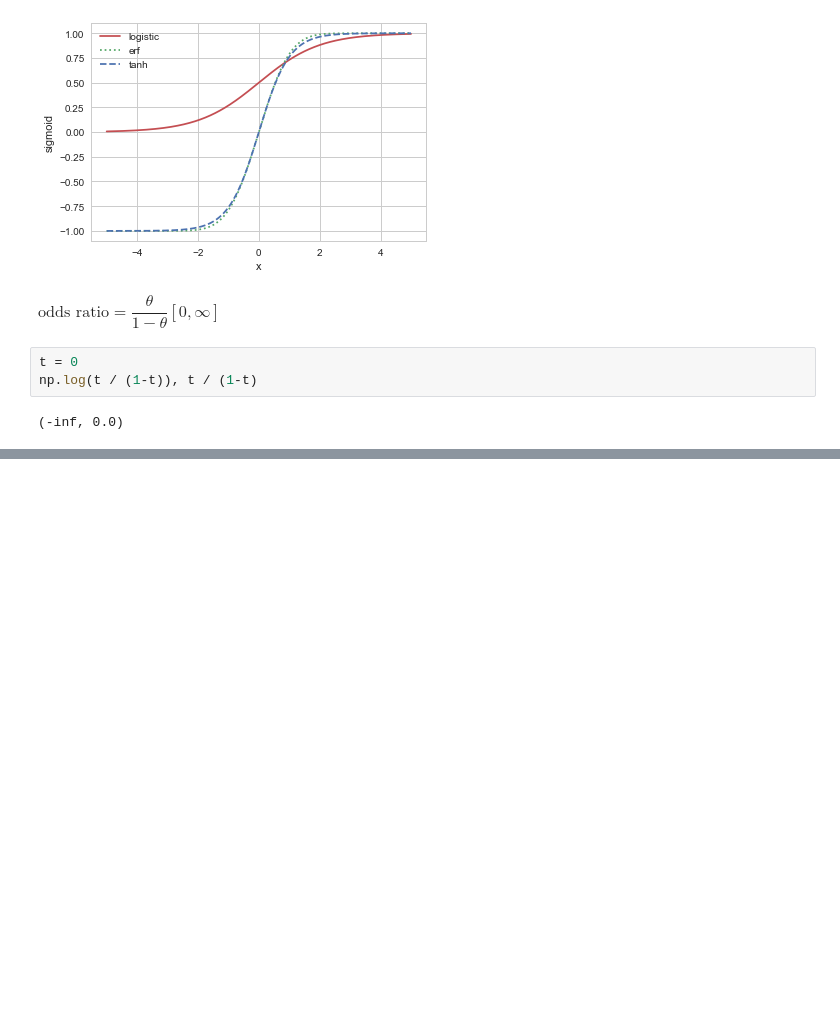
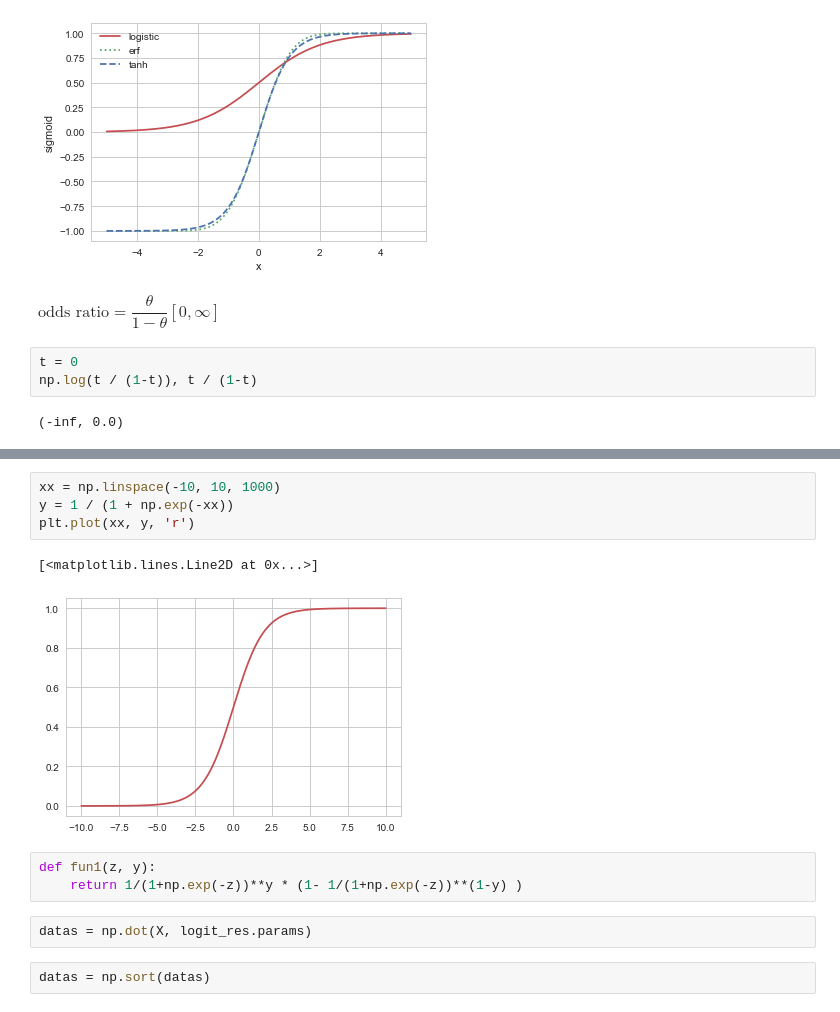
Before and after one commit to dooyeoung/study, a Jupyter notebook: regression_logistic/Untitled.ipynb, the cells around one changed output, grey strips where cells are left out. Saved outputs shown, nothing was run; the diff lists cells and outputs as text; blank space fills up the shorter version.

```diff
--- a/regression_logistic/Untitled.ipynb
+++ b/regression_logistic/Untitled.ipynb
@@ -23,0 +69,14 @@ np.log(t / (1-t)), t / (1-t)
+# %%
+xx = np.linspace(-10, 10, 1000)
+y = 1 / (1 + np.exp(-xx))
+plt.plot(xx, y, 'r')
+# %% [output]
+[<matplotlib.lines.Line2D at 0x...>]
+[figure, added]
+# %%
+def fun1(z, y):
+    return 1/(1+np.exp(-z))**y * (1- 1/(1+np.exp(-z))**(1-y) )
+# %%
+datas = np.dot(X, logit_res.params)
+# %%
+datas = np.sort(datas)
```
Also changed, not shown: parts of 78 cells of this notebook, 14 other files.
